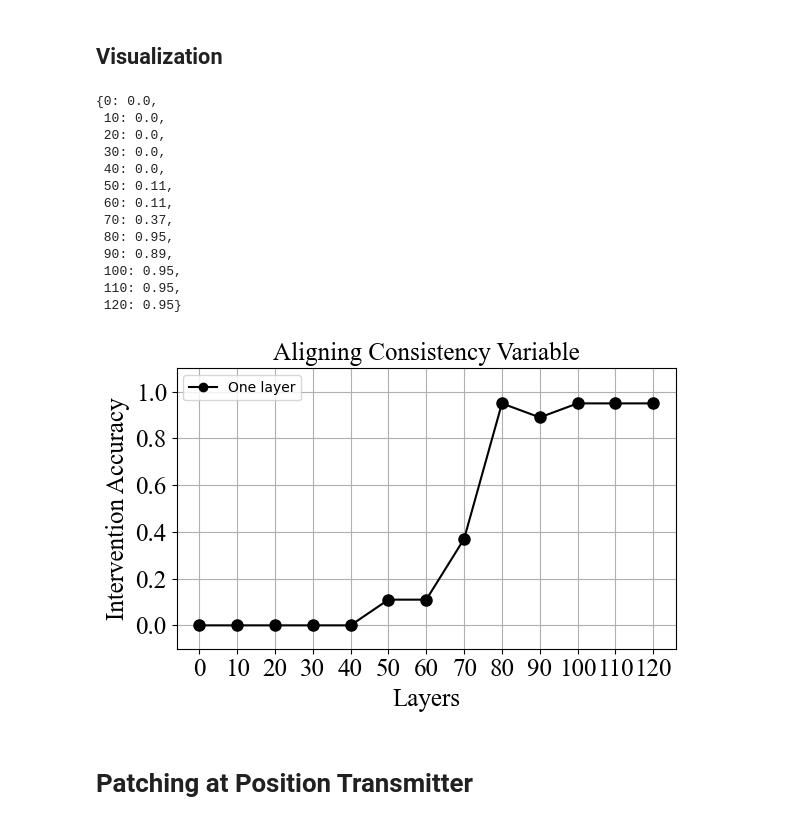
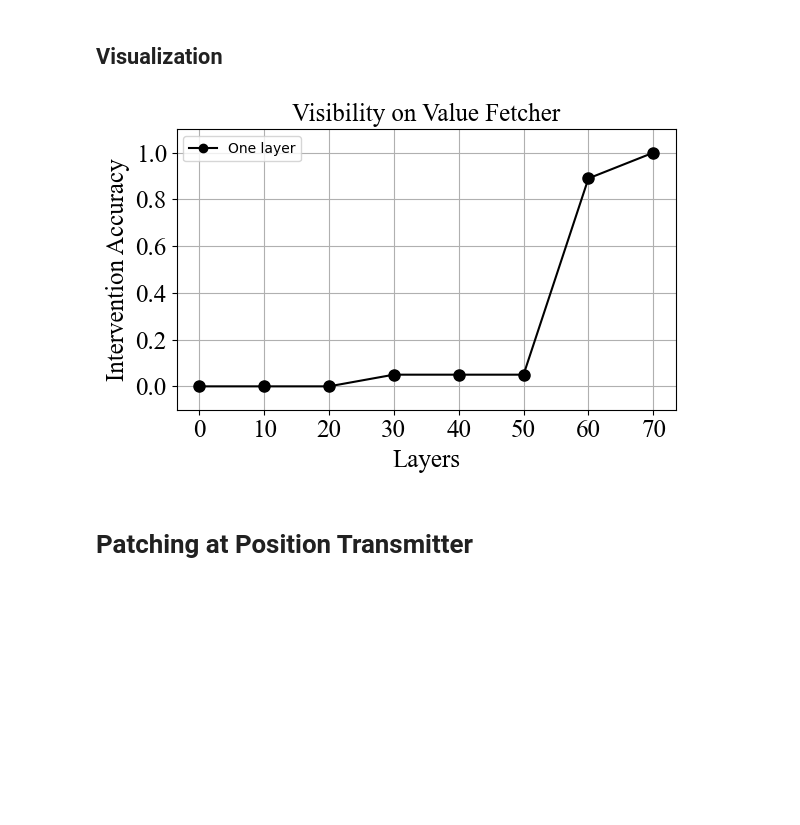
Before and after one commit to umango101/belief_tracking, a Jupyter notebook: notebooks/visibility.ipynb, the cells around one changed output. Saved outputs shown, nothing was run; the diff lists cells and outputs as text; code cells hidden in the pictures; blank space fills up the shorter version.

Commit message:
Visibility experiment on llama-70b-instruct

```diff
--- a/notebooks/visibility.ipynb
+++ b/notebooks/visibility.ipynb
@@ -228,7 +228,8 @@ dataset = get_value_fetcher_exps(STORY_TEMPLATES,
                                  all_containers,
                                  all_states,
                                  n_samples,
-                                 question_type="belief_question")
+                                 question_type="belief_question",
+                                 diff_visibility=True)
 dataloader = DataLoader(dataset, batch_size=batch_size, shuffle=False)
 # %%
 idx = 0
@@ -259,10 +260,10 @@ with torch.no_grad():
         clean_target = batch['clean_target'][0]
         corrupt_target = batch['corrupt_target'][0]
 
-        with model.trace(clean_prompt, scan=False, validate=False, remote=True):
+        with model.trace(clean_prompt, scan=False, validate=False):
             clean_pred = model.lm_head.output[0, -1].argmax(dim=-1).item().save()
 
-        with model.trace(corrupt_prompt, scan=False, validate=False, remote=True):
+        with model.trace(corrupt_prompt, scan=False, validate=False):
             corrupt_pred = model.lm_head.output[0, -1].argmax(dim=-1).item().save()
 
         print(f"Clean: {model.tokenizer.decode([clean_pred]).lower().strip()} | Corrupt: {model.tokenizer.decode([corrupt_pred]).lower().strip()}")
@@ -332,9 +295,9 @@ Clean: unknown | Corrupt: stout
 # %% [markdown]
 ## Patching experiment
 # %%
-# accs = {}
+accs_value_fetcher = {}
 
-for layer_idx in range(100, 130, 10):
+for layer_idx in range(0, model.config.num_hidden_layers, 10):
     correct, total = 0, 0
     for bi, batch in tqdm(enumerate(dataloader), total=len(dataloader)):
         if bi in errors:
@@ -343,14 +306,12 @@ for layer_idx in range(100, 130, 10):
         clean_prompt = batch["clean_prompt"][0]
         corrupt_answer = batch["corrupt_target"][0]
 
-        with model.session(remote=True):
+        with torch.no_grad():
 
             with model.trace() as tracer:
 
                 with tracer.invoke(corrupt_prompt):
-                    corrupt_layer_out = (
-                        model.model.layers[layer_idx].output[0][0, -1].save()
-                    )
+                    corrupt_layer_out = model.model.layers[layer_idx].output[0][0, -1].save()
 
                 with tracer.invoke(clean_prompt):
                     model.model.layers[layer_idx].output[0][0, -1] = corrupt_layer_out
@@ -358,16 +319,12 @@ for layer_idx in range(100, 130, 10):
 
         if model.tokenizer.decode([pred]).lower().strip() == corrupt_answer:
             correct += 1
-        # else:
-        #     print(f"Pred: {model.tokenizer.decode([pred]).lower().strip()} | Target: {corrupt_answer}")
         total += 1
 
         del corrupt_layer_out, pred
         torch.cuda.empty_cache()
 
     acc = round(correct / total, 2)
-    accs[layer_idx] = acc
+    accs_value_fetcher[layer_idx] = acc
     print(f"Layer: {layer_idx} | Accuracy: {acc}")
-    # avg_logit_diff = avg_logit_diff / len(dataloader)
-    # print(f"Layer: {layer_idx} | Avg Logit Diff: {avg_logit_diff}")
 # %% [output]
@@ -428,53 +339,37 @@ Layer: 120 | Accuracy: 0.95
 # %% [markdown]
 ## Visualization
-# %%
-accs
-# %% [output]
-{0: 0.0,
- 10: 0.0,
- 20: 0.0,
- 30: 0.0,
- 40: 0.0,
- 50: 0.11,
- 60: 0.11,
- 70: 0.37,
- 80: 0.95,
- 90: 0.89,
- 100: 0.95,
- 110: 0.95,
- 120: 0.95}
 # %%
 stories = [
     {
         "story": dataset[0]["corrupt_story"],
         "question": dataset[0]["corrupt_question"],
         "answer": dataset[0]["corrupt_target"],
     },
     {
         "story": dataset[0]["clean_story"],
         "question": dataset[0]["clean_question"],
         "answer": dataset[0]["clean_target"],
     }
 ]
 
 arrows = [{'start': token_pos_coords['e1_last'], 'end': token_pos_coords['e2_last'], 'color': 'red'}]
 
 plot_data = {
-    "labels": accs.keys(),
-    "acc_one_layer": accs.values(),
-    "title": "Aligning Consistency Variable",
+    "labels": accs_value_fetcher.keys(),
+    "acc_one_layer": accs_value_fetcher.values(),
+    "title": "Visibility on Value Fetcher",
     "x_label": "Layers",
     "y_label": "Intervention Accuracy",
 }
 
 all_characters = list(set(dataset[idx]['clean_characters'] + dataset[idx]['corrupt_characters']))
 all_objects = list(set(dataset[idx]['clean_objects'] + dataset[idx]['corrupt_objects']))
 all_states = list(set(dataset[idx]['clean_states'] + dataset[idx]['corrupt_states']))
+
+generator = StoryGenerator(characters=all_characters, objects=all_objects, states=all_states, stories=stories, target=dataset[idx]['corrupt_target'], arrows=arrows, plot_data=plot_data)
+generator.save_html(filename="../plots/experiments/visibility_value_fetcher_70b.html")
+# %% [output]
+[figure, added]
-# %%
-generator = StoryGenerator(characters=all_characters, objects=all_objects, states=all_states, stories=stories, target=dataset[idx]['corrupt_target'], arrows=arrows, plot_data=plot_data)
-generator.save_html(filename="../plots/experiments/visibility_value_fetcher.html")
-# %% [output]
-[figure, removed]
 # %% [markdown]
 # Patching at Position Transmitter
 # %%
```
Also changed, not shown: parts of 23 cells of this notebook, 5 other files.
